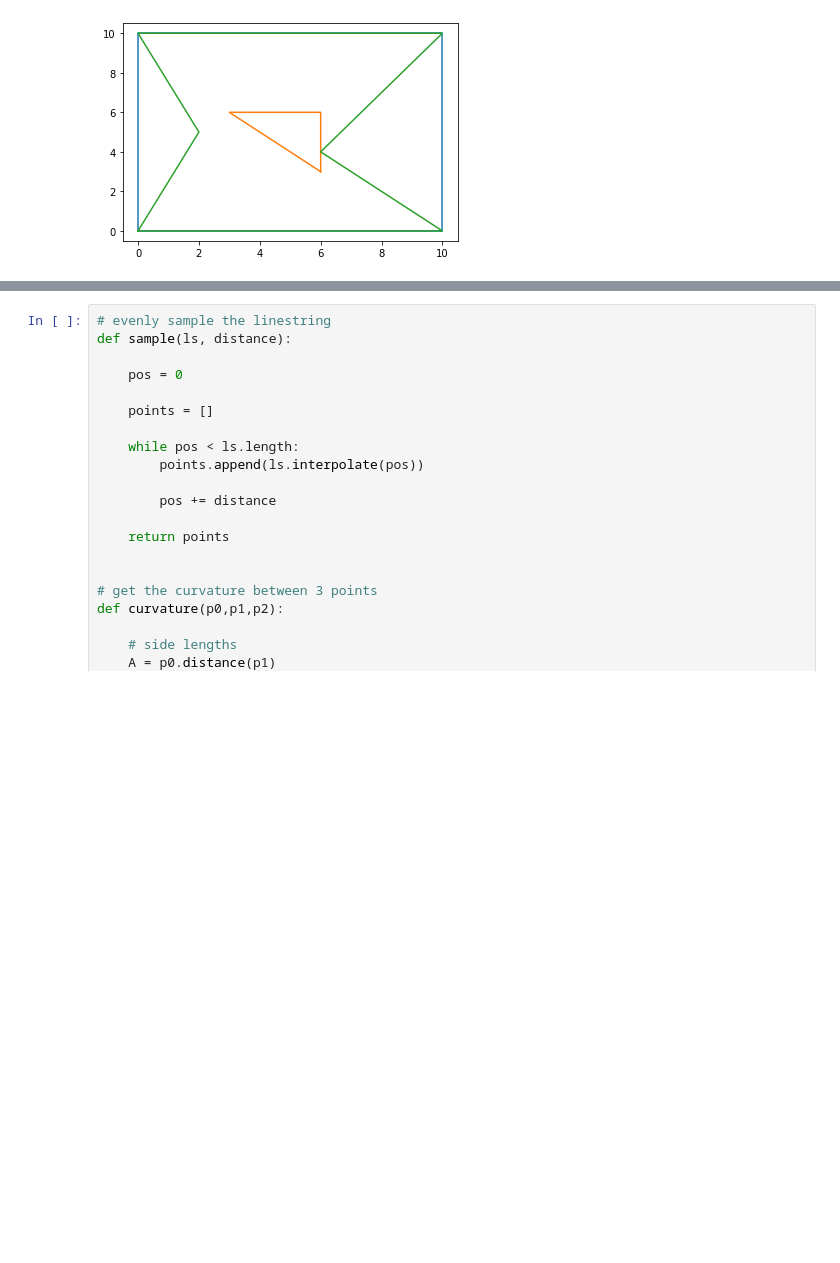
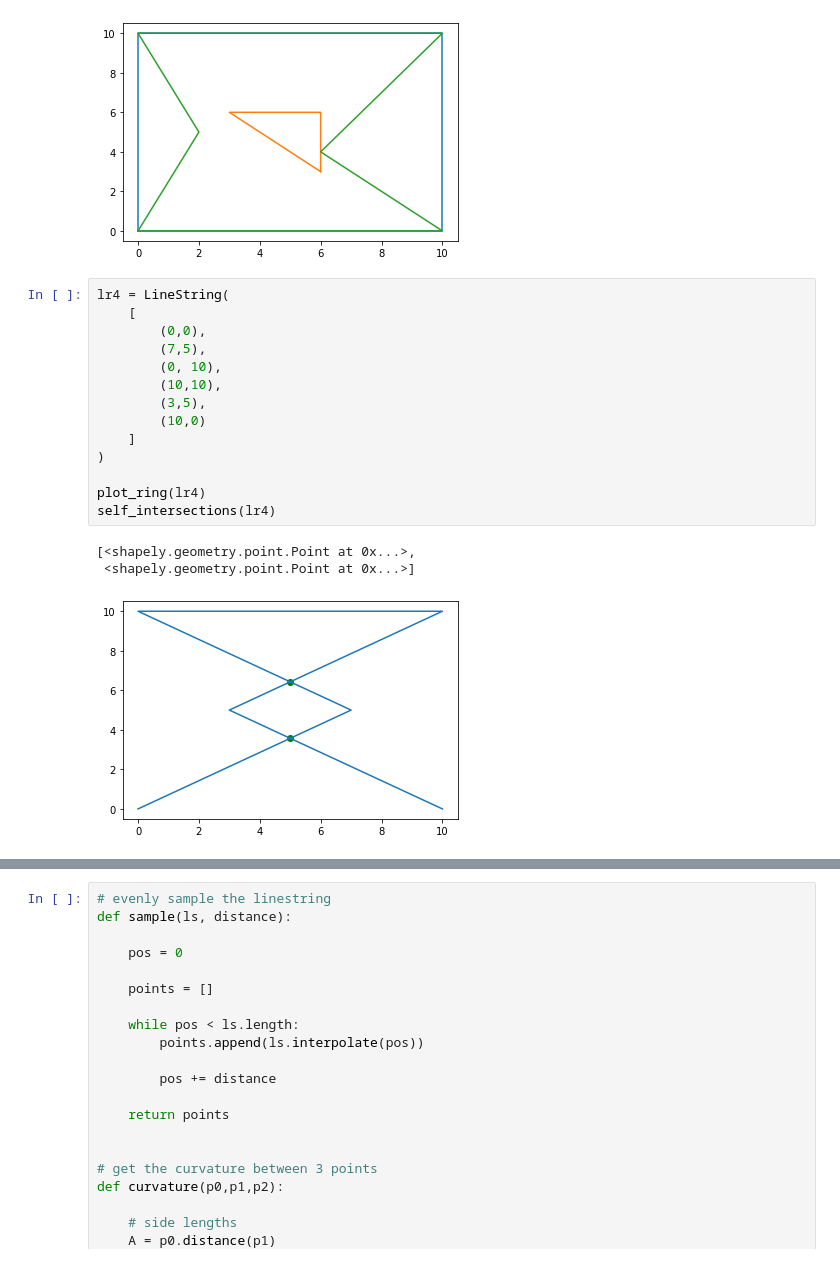
Before and after one commit to ejbosia/Fermat-Spirals, a Jupyter notebook: Shapley Tests.ipynb, the cells around one changed output, grey strips where cells are left out. Cells and saved outputs as stored; diff of their text form; blank space fills up the shorter version.

Commit message:
Testing self intersections
The method seems to work. Not sure about general case / multiple intersections. Need method to remove unneeded intersections.
This can hopefully make the path valid

```diff
--- a/Shapley Tests.ipynb
+++ b/Shapley Tests.ipynb
@@ -61,3 +61,21 @@ plot_ring(lr2)
 plot_ring(lr3)
 # %% [output]
 [figure]
+# %%
+lr4 = LineString(
+    [
+        (0,0),
+        (7,5),
+        (0, 10),
+        (10,10),
+        (3,5),
+        (10,0)
+    ]
+)
+
+plot_ring(lr4)
+self_intersections(lr4)
+# %% [output]
+[<shapely.geometry.point.Point at 0x...>,
+ <shapely.geometry.point.Point at 0x...>]
+[figure, added]
```
Also changed, not shown: parts of 1 cell of this notebook, 1 other file.
